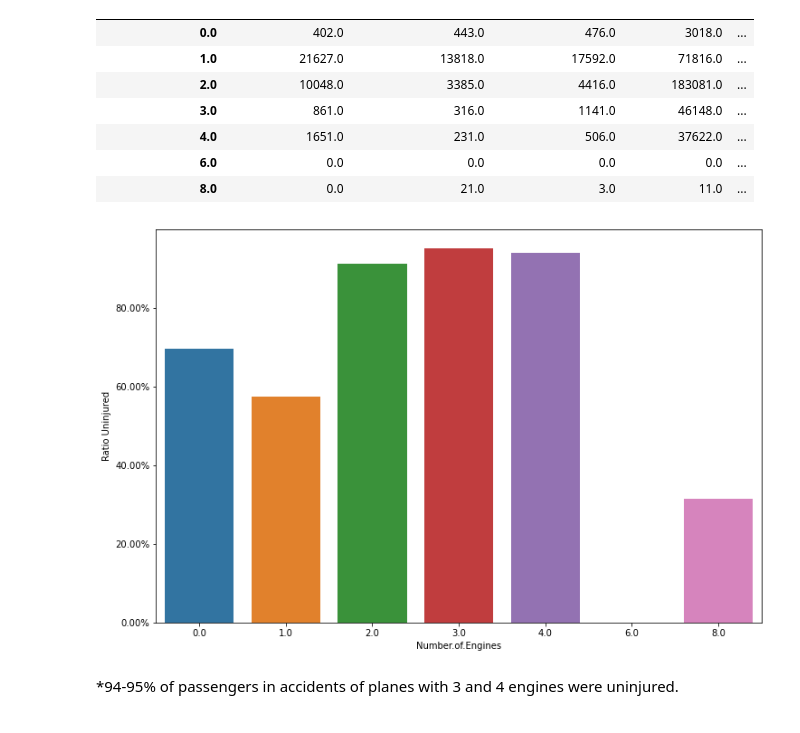
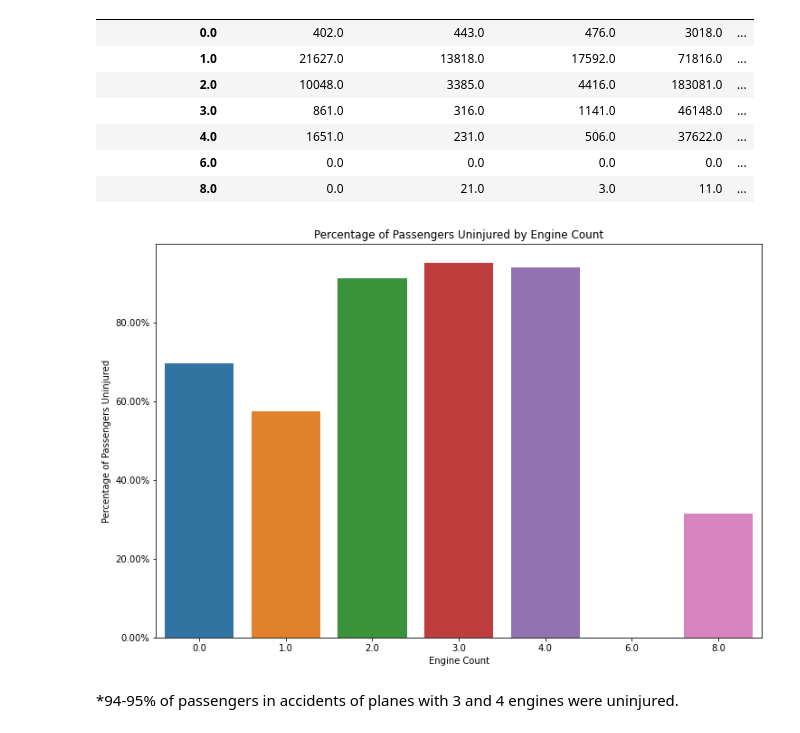
Before and after one commit to ahendricks2/dsc-phase-1-project-v3, a Jupyter notebook: kendall -2 .ipynb, the cells around one changed output. Cells and saved outputs as stored; diff of their text form; code cells hidden in the pictures.

```diff
--- a/kendall -2 .ipynb
+++ b/kendall -2 .ipynb
@@ -177,11 +177,14 @@ engine_count['Ratio Uninjured'] = engine_count['Ratio Uninjured']*100
 # %%
 fig, ax = plt.subplots(figsize=(12,8))
 
 sns.barplot(x=engine_count.index, y=engine_count['Ratio Uninjured'])
 y_value=['{:,.2f}'.format(x) + '%' for x in ax.get_yticks()]
-ax.set_yticklabels(y_value);
+ax.set_yticklabels(y_value)
+ax.set_title('Percentage of Passengers Uninjured by Engine Count')
+ax.set_xlabel('Engine Count')
+ax.set_ylabel('Percentage of Passengers Uninjured');
 # %% [output]
-[figure, old version]
+[figure, new version]
 # %% [markdown]
 *94-95% of passengers in accidents of planes with 3 and 4 engines were uninjured.
 # %% [markdown]
```
Also changed, not shown: parts of 50 cells of this notebook.
